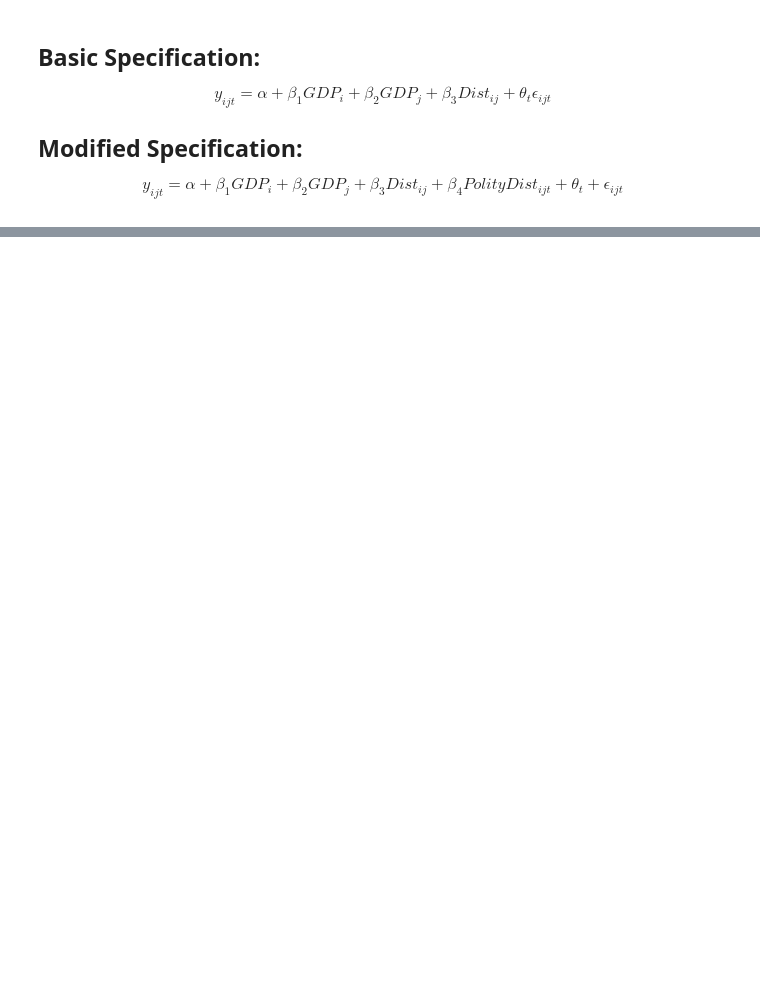
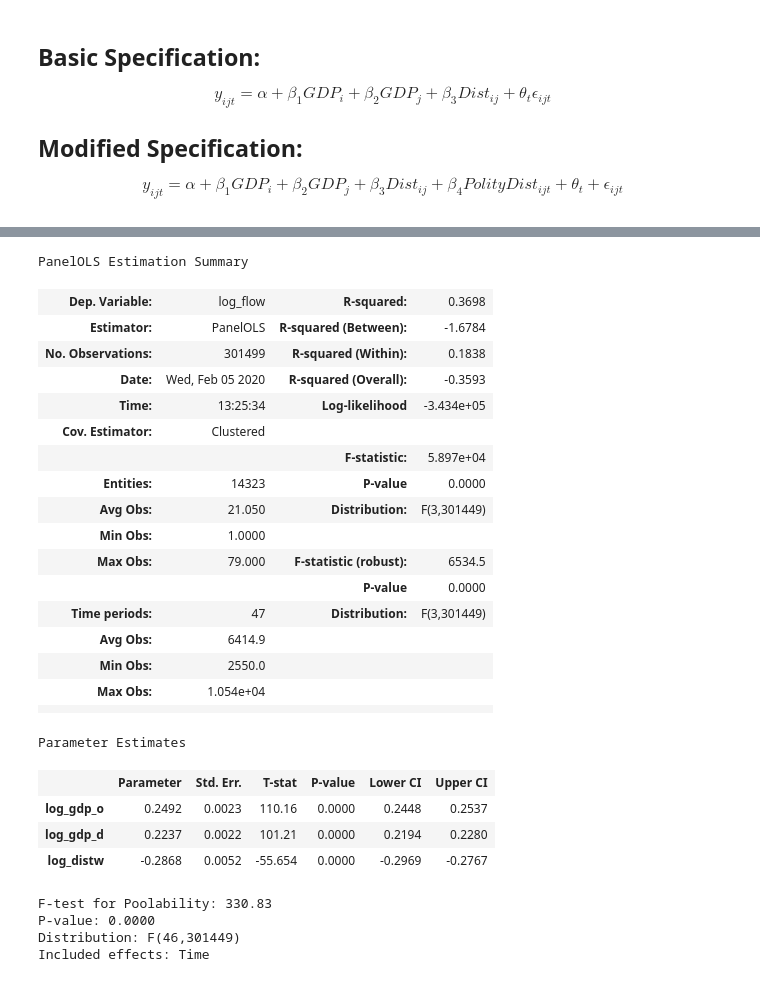
Before and after one commit to topher-lo/tradeflow-polity, a Jupyter notebook: model.ipynb, the cells around one changed output, grey strips where cells are left out. Cells and saved outputs as stored; diff of their text form; code cells hidden in the pictures; blank space fills up the shorter version.

```diff
--- a/model.ipynb
+++ b/model.ipynb
@@ -9,5 +28,33 @@ from linearmodels import PanelOLS
 # %%
-model_basic = PanelOLS(trade_df.log_flow, trade_df[['log_gdp_o', 'log_gdp_d', 'log_distw']], time_effects=True)
+model_basic = PanelOLS(data.log_flow, data[['log_gdp_o', 'log_gdp_d', 'log_distw']], time_effects=True)
 result_basic = model_basic.fit(cov_type='clustered', cluster_entity=True)
 result_basic.summary
+# %% [output]
+PanelOLS Estimation Summary
+| Dep. Variable: | log_flow | R-squared: | 0.3698 |
+| Estimator: | PanelOLS | R-squared (Between): | -1.6784 |
+| No. Observations: | 301499 | R-squared (Within): | 0.1838 |
+| Date: | Wed, Feb 05 2020 | R-squared (Overall): | -0.3593 |
+| Time: | 13:25:34 | Log-likelihood | -3.434e+05 |
+| Cov. Estimator: | Clustered |  |  |
+|  |  | F-statistic: | 5.897e+04 |
+| Entities: | 14323 | P-value | 0.0000 |
+| Avg Obs: | 21.050 | Distribution: | F(3,301449) |
+| Min Obs: | 1.0000 |  |  |
+| Max Obs: | 79.000 | F-statistic (robust): | 6534.5 |
+|  |  | P-value | 0.0000 |
+| Time periods: | 47 | Distribution: | F(3,301449) |
+| Avg Obs: | 6414.9 |  |  |
+| Min Obs: | 2550.0 |  |  |
+| Max Obs: | 1.054e+04 |  |  |
+|  |  |  |  |
+Parameter Estimates
+|  | Parameter | Std. Err. | T-stat | P-value | Lower CI | Upper CI |
+| log_gdp_o | 0.2492 | 0.0023 | 110.16 | 0.0000 | 0.2448 | 0.2537 |
+| log_gdp_d | 0.2237 | 0.0022 | 101.21 | 0.0000 | 0.2194 | 0.2280 |
+| log_distw | -0.2868 | 0.0052 | -55.654 | 0.0000 | -0.2969 | -0.2767 |
+F-test for Poolability: 330.83
+P-value: 0.0000
+Distribution: F(46,301449)
+Included effects: Time
 # %%
```
Also changed, not shown: parts of 19 cells of this notebook, 2 other files.
